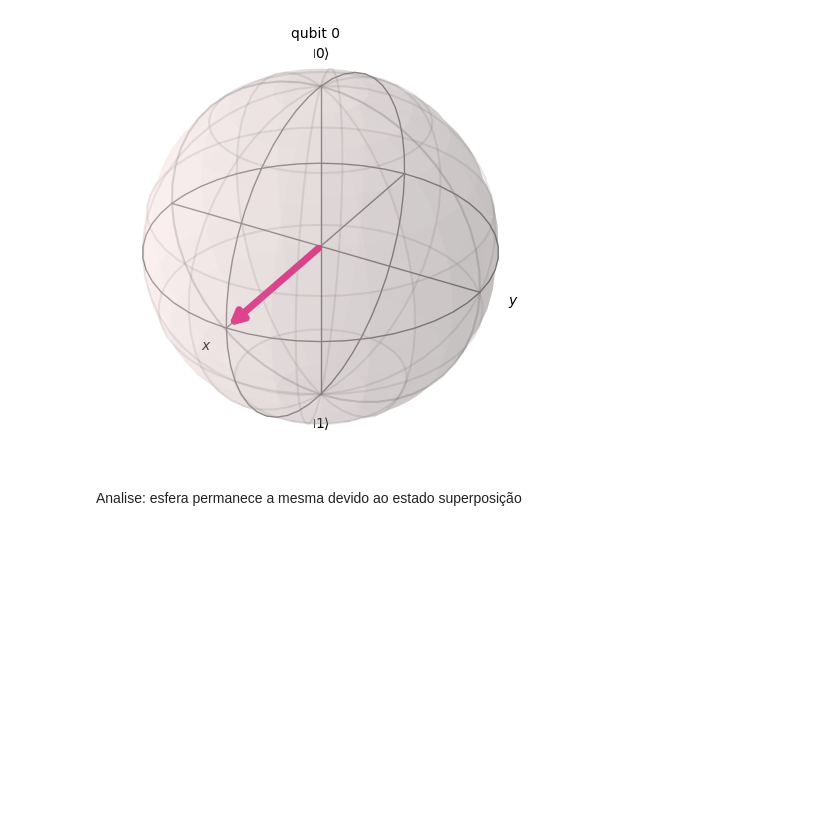
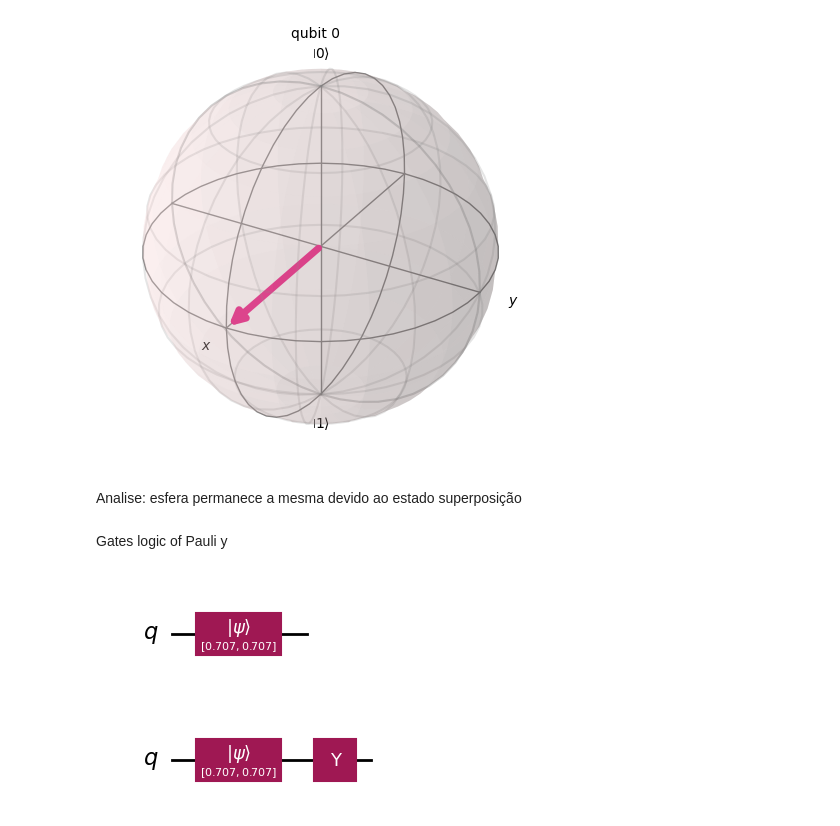
Before and after one commit to brunopaiva1/quantum-computing, a Jupyter notebook: logic_gates.ipynb, the cells around one changed output. Drawn from its saved outputs; the diff is of its cells as text; code cells hidden in the pictures; blank space fills up the shorter version.

Commit message:
define gates Pauli y

```diff
--- a/logic_gates.ipynb
+++ b/logic_gates.ipynb
@@ -100,3 +82,23 @@ plot_histogram(counts)
 [figure]
 # %% [markdown]
 Analise: esfera permanece a mesma devido ao estado superposição
+# %% [markdown]
+Gates logic of Pauli y
+# %%
+circuit2 = QuantumCircuit(1)
+
+α = 1/sqrt(2)
+β = 1/sqrt(2)
+
+ψ = [α, β]
+circuit2.initialize(ψ, q[0])
+
+circuit2.draw('mpl')
+# %% [output]
+[figure, added]
+# %%
+qc2 = circuit2
+qc2.y(0)
+qc2.draw('mpl')
+# %% [output]
+[figure, added]
```
Also changed, not shown: parts of 1 cell of this notebook.
